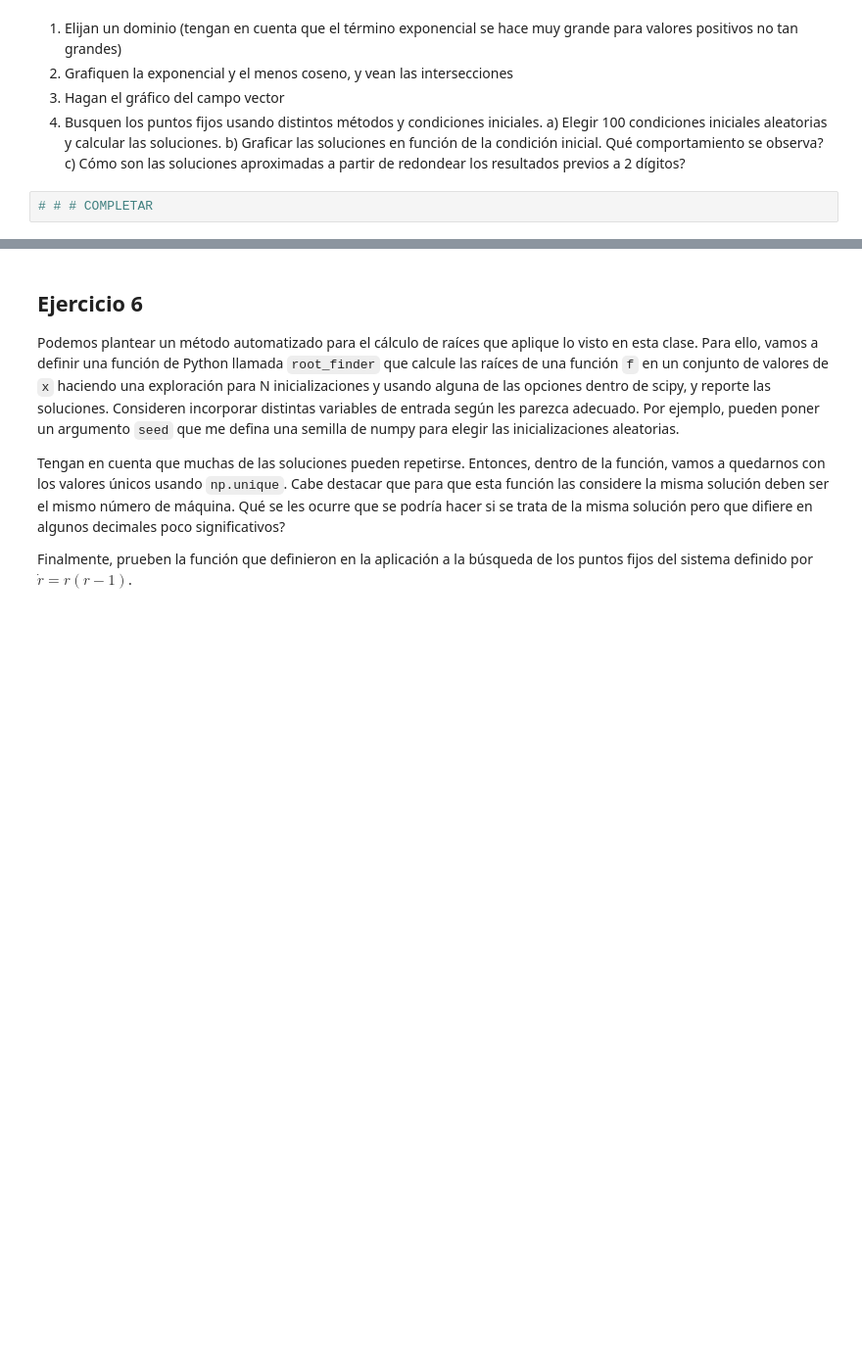
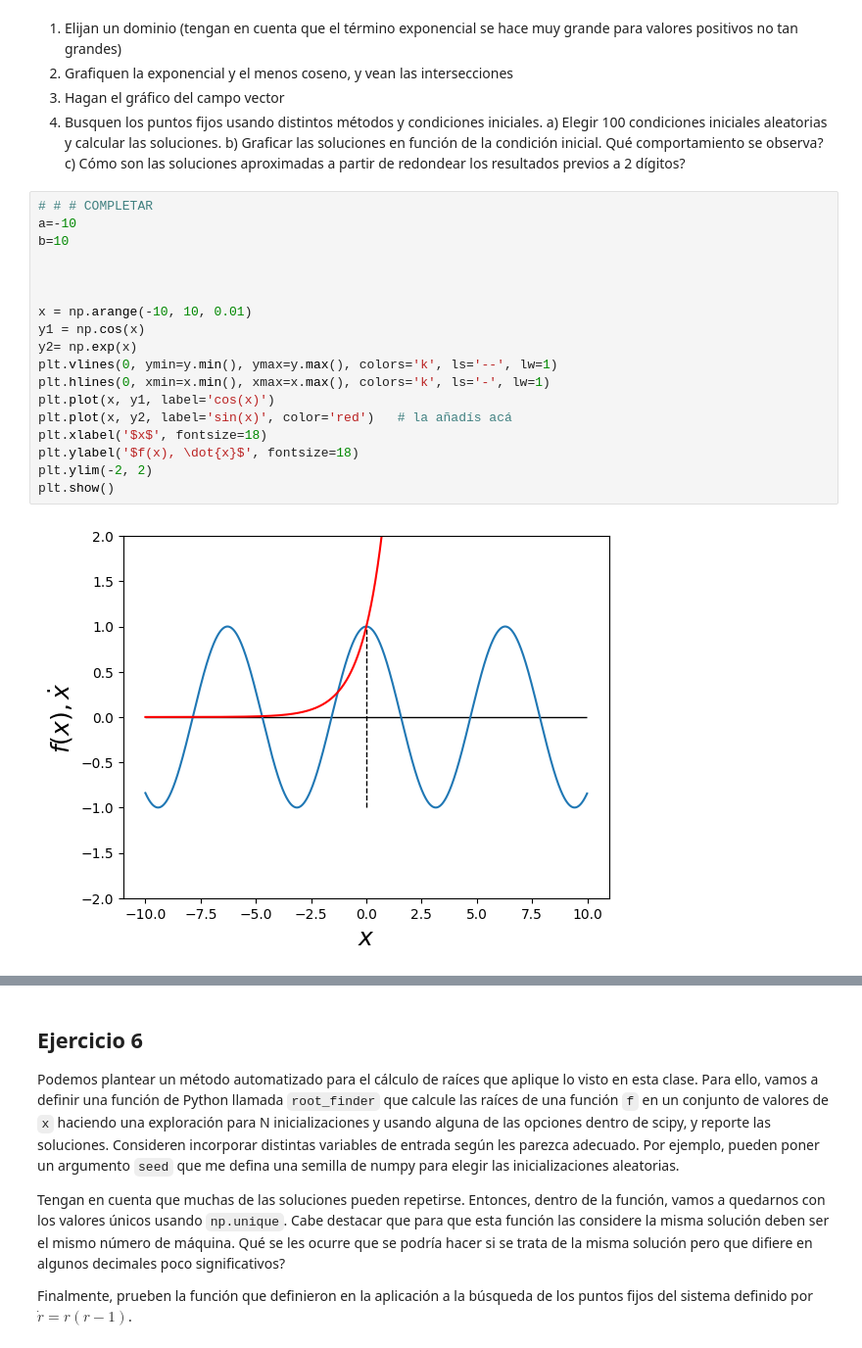
Before and after one commit to xGiannis/IntroModeladoContinuo, a Jupyter notebook: Colabs/nb01_Raices.ipynb, the cells around one changed output, grey strips where cells are left out. Shown: that part at 98% size. Saved outputs shown, nothing was run; the diff lists cells and outputs as text; blank space fills up the shorter version.

```diff
--- a/Colabs/nb01_Raices.ipynb
+++ b/Colabs/nb01_Raices.ipynb
@@ -616,5 +776,23 @@ campovectorprima_1e = lambda x: np.exp(x) + np.sin(x)
 2. Grafiquen la exponencial y el menos coseno, y vean las intersecciones
 3. Hagan el gráfico del campo vector
 4. Busquen los puntos fijos usando distintos métodos y condiciones iniciales. a) Elegir 100 condiciones iniciales aleatorias y calcular las soluciones. b) Graficar las soluciones en función de la condición inicial. Qué comportamiento se observa? c) Cómo son las soluciones aproximadas a partir de redondear los resultados previos a 2 dígitos?
-# %%
-# # # COMPLETAR
+# %%
+# # # COMPLETAR
+a=-10
+b=10
+
+
+
+x = np.arange(-10, 10, 0.01)
+y1 = np.cos(x)
+y2= np.exp(x)
+plt.vlines(0, ymin=y.min(), ymax=y.max(), colors='k', ls='--', lw=1)
+plt.hlines(0, xmin=x.min(), xmax=x.max(), colors='k', ls='-', lw=1)
+plt.plot(x, y1, label='cos(x)')
+plt.plot(x, y2, label='sin(x)', color='red')   # la añadís acá
+plt.xlabel('$x$', fontsize=18)
+plt.ylabel('$f(x), \dot{x}$', fontsize=18)
+plt.ylim(-2, 2)
+plt.show()
+# %% [output]
+[figure, added]
```
Also changed, not shown: parts of 34 cells of this notebook.
